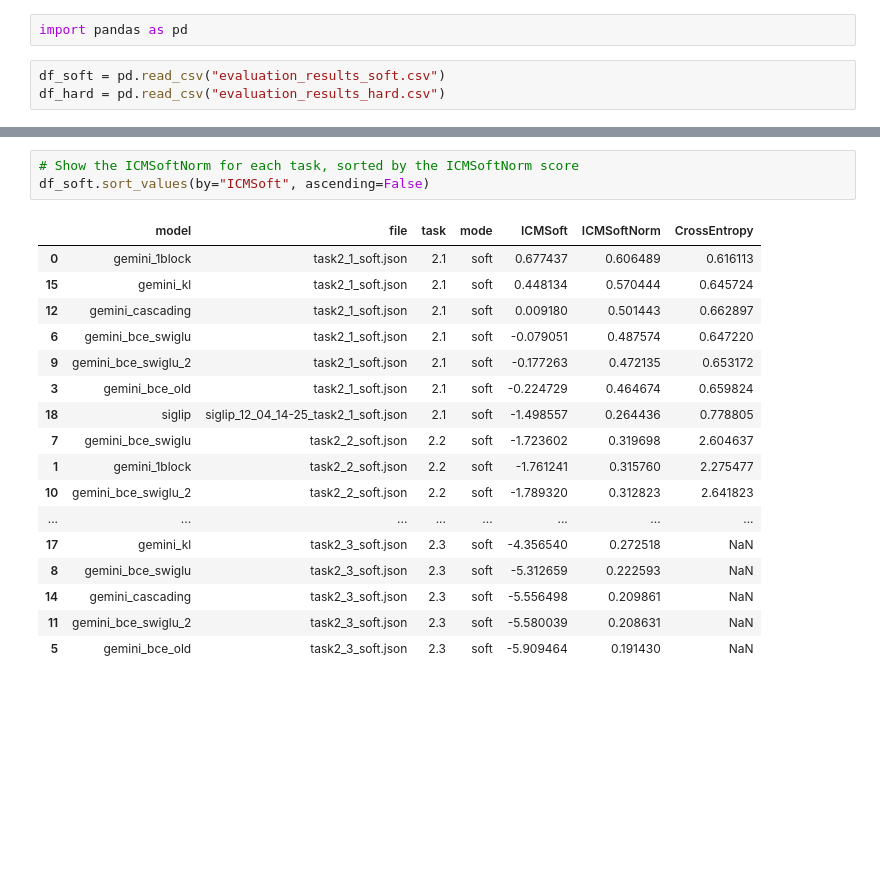
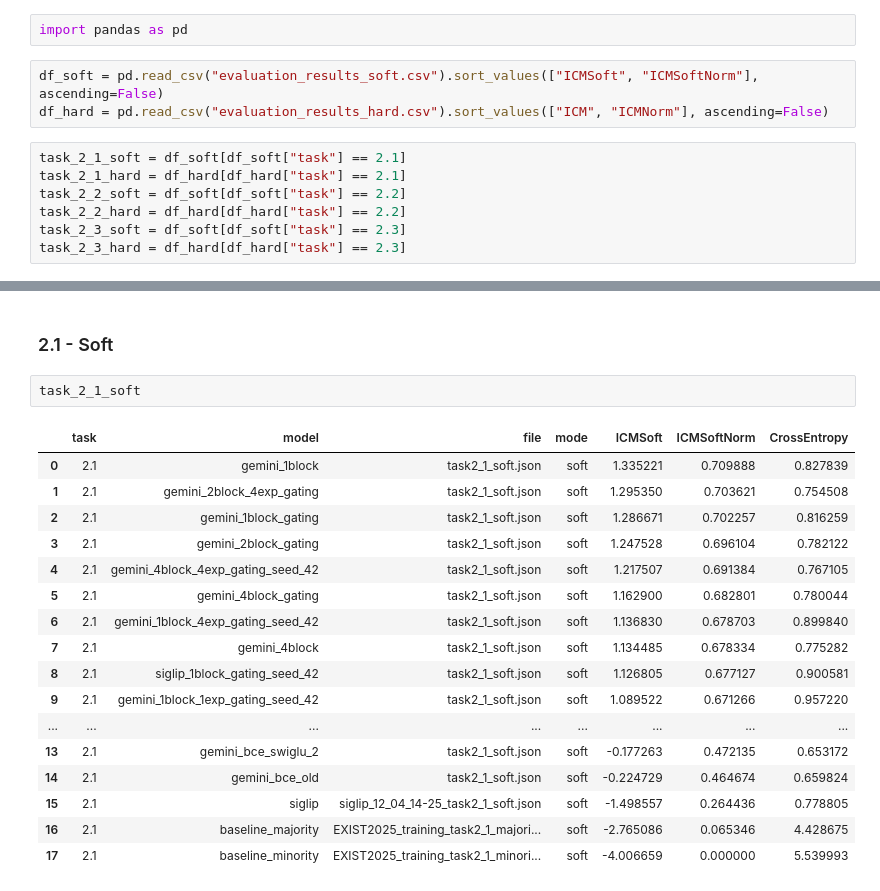
Before and after one commit to NLP-AI-Wizards/EXIST-2026, a Jupyter notebook: results.ipynb, the cells around one changed output, grey strips where cells are left out. Cells and saved outputs as stored; diff of their text form; blank space fills up the shorter version.

```diff
--- a/results.ipynb
+++ b/results.ipynb
@@ -1,5 +1,12 @@
 # %%
 import pandas as pd
 # %%
-df_soft = pd.read_csv("evaluation_results_soft.csv")
-df_hard = pd.read_csv("evaluation_results_hard.csv")
+df_soft = pd.read_csv("evaluation_results_soft.csv").sort_values(["ICMSoft", "ICMSoftNorm"], ascending=False)
+df_hard = pd.read_csv("evaluation_results_hard.csv").sort_values(["ICM", "ICMNorm"], ascending=False)
+# %%
+task_2_1_soft = df_soft[df_soft["task"] == 2.1]
+task_2_1_hard = df_hard[df_hard["task"] == 2.1]
+task_2_2_soft = df_soft[df_soft["task"] == 2.2]
+task_2_2_hard = df_hard[df_hard["task"] == 2.2]
+task_2_3_soft = df_soft[df_soft["task"] == 2.3]
+task_2_3_hard = df_hard[df_hard["task"] == 2.3]
@@ -6,21 +43,22 @@ df_hard = pd.read_csv("evaluation_results_hard.csv")
+# %% [markdown]
+### 2.1 - Soft
 # %%
-# Show the ICMSoftNorm for each task, sorted by the ICMSoftNorm score
-df_soft.sort_values(by="ICMSoft", ascending=False)
+task_2_1_soft
 # %% [output]
-|  | model | file | task | mode | ICMSoft | ICMSoftNorm | CrossEntropy |
-| 0 | gemini_1block | task2_1_soft.json | 2.1 | soft | 0.677437 | 0.606489 | 0.616113 |
-| 15 | gemini_kl | task2_1_soft.json | 2.1 | soft | 0.448134 | 0.570444 | 0.645724 |
-| 12 | gemini_cascading | task2_1_soft.json | 2.1 | soft | 0.009180 | 0.501443 | 0.662897 |
-| 6 | gemini_bce_swiglu | task2_1_soft.json | 2.1 | soft | -0.079051 | 0.487574 | 0.647220 |
-| 9 | gemini_bce_swiglu_2 | task2_1_soft.json | 2.1 | soft | -0.177263 | 0.472135 | 0.653172 |
-| 3 | gemini_bce_old | task2_1_soft.json | 2.1 | soft | -0.224729 | 0.464674 | 0.659824 |
-| 18 | siglip | siglip_12_04_14-25_task2_1_soft.json | 2.1 | soft | -1.498557 | 0.264436 | 0.778805 |
-| 7 | gemini_bce_swiglu | task2_2_soft.json | 2.2 | soft | -1.723602 | 0.319698 | 2.604637 |
-| 1 | gemini_1block | task2_2_soft.json | 2.2 | soft | -1.761241 | 0.315760 | 2.275477 |
-| 10 | gemini_bce_swiglu_2 | task2_2_soft.json | 2.2 | soft | -1.789320 | 0.312823 | 2.641823 |
+|  | task | model | file | mode | ICMSoft | ICMSoftNorm | CrossEntropy |
+| 0 | 2.1 | gemini_1block | task2_1_soft.json | soft | 1.335221 | 0.709888 | 0.827839 |
+| 1 | 2.1 | gemini_2block_4exp_gating | task2_1_soft.json | soft | 1.295350 | 0.703621 | 0.754508 |
+| 2 | 2.1 | gemini_1block_gating | task2_1_soft.json | soft | 1.286671 | 0.702257 | 0.816259 |
+| 3 | 2.1 | gemini_2block_gating | task2_1_soft.json | soft | 1.247528 | 0.696104 | 0.782122 |
+| 4 | 2.1 | gemini_4block_4exp_gating_seed_42 | task2_1_soft.json | soft | 1.217507 | 0.691384 | 0.767105 |
+| 5 | 2.1 | gemini_4block_gating | task2_1_soft.json | soft | 1.162900 | 0.682801 | 0.780044 |
+| 6 | 2.1 | gemini_1block_4exp_gating_seed_42 | task2_1_soft.json | soft | 1.136830 | 0.678703 | 0.899840 |
+| 7 | 2.1 | gemini_4block | task2_1_soft.json | soft | 1.134485 | 0.678334 | 0.775282 |
+| 8 | 2.1 | siglip_1block_gating_seed_42 | task2_1_soft.json | soft | 1.126805 | 0.677127 | 0.900581 |
+| 9 | 2.1 | gemini_1block_1exp_gating_seed_42 | task2_1_soft.json | soft | 1.089522 | 0.671266 | 0.957220 |
 | ... | ... | ... | ... | ... | ... | ... | ... |
-| 17 | gemini_kl | task2_3_soft.json | 2.3 | soft | -4.356540 | 0.272518 | NaN |
-| 8 | gemini_bce_swiglu | task2_3_soft.json | 2.3 | soft | -5.312659 | 0.222593 | NaN |
-| 14 | gemini_cascading | task2_3_soft.json | 2.3 | soft | -5.556498 | 0.209861 | NaN |
-| 11 | gemini_bce_swiglu_2 | task2_3_soft.json | 2.3 | soft | -5.580039 | 0.208631 | NaN |
-| 5 | gemini_bce_old | task2_3_soft.json | 2.3 | soft | -5.909464 | 0.191430 | NaN |
+| 13 | 2.1 | gemini_bce_swiglu_2 | task2_1_soft.json | soft | -0.177263 | 0.472135 | 0.653172 |
+| 14 | 2.1 | gemini_bce_old | task2_1_soft.json | soft | -0.224729 | 0.464674 | 0.659824 |
+| 15 | 2.1 | siglip | siglip_12_04_14-25_task2_1_soft.json | soft | -1.498557 | 0.264436 | 0.778805 |
+| 16 | 2.1 | baseline_majority | EXIST2025_training_task2_1_majori... | soft | -2.765086 | 0.065346 | 4.428675 |
+| 17 | 2.1 | baseline_minority | EXIST2025_training_task2_1_minori... | soft | -4.006659 | 0.000000 | 5.539993 |
```
Also changed, not shown: parts of 13 cells of this notebook, 52 other files.
